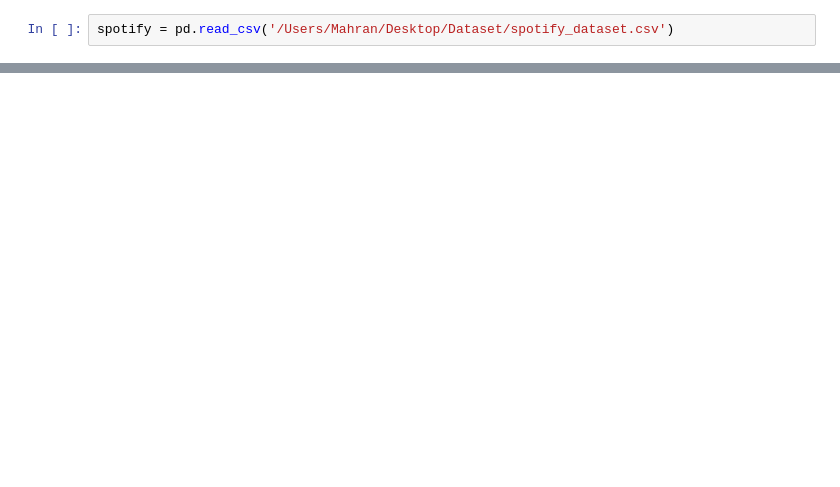
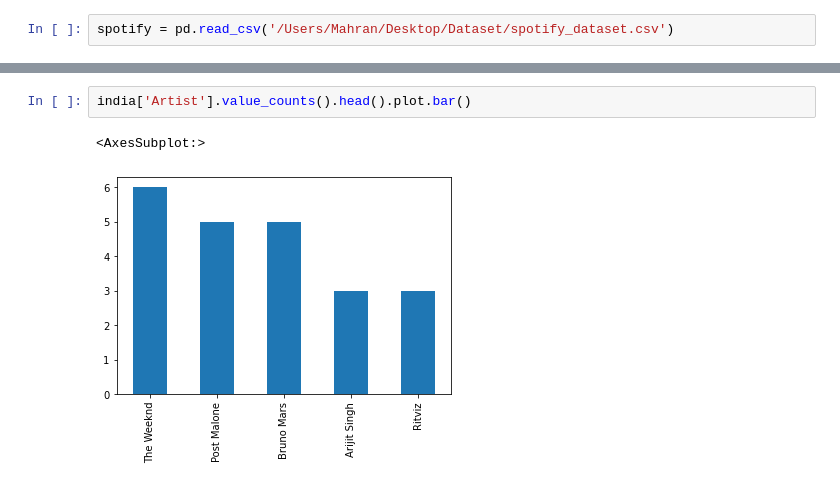
Before and after one commit to Mahran-xo/Dataset, a Jupyter notebook: Spotify.ipynb, the cells around one changed output, grey strips where cells are left out. Drawn from its saved outputs; the diff is of its cells as text; blank space fills up the shorter version.

```diff
--- a/Spotify.ipynb
+++ b/Spotify.ipynb
@@ -64,0 +109,5 @@ india
+# %%
+india['Artist'].value_counts().head().plot.bar()
+# %% [output]
+<AxesSubplot:>
+[figure, added]
```
Also changed, not shown: parts of 13 cells of this notebook, 1 other file.
